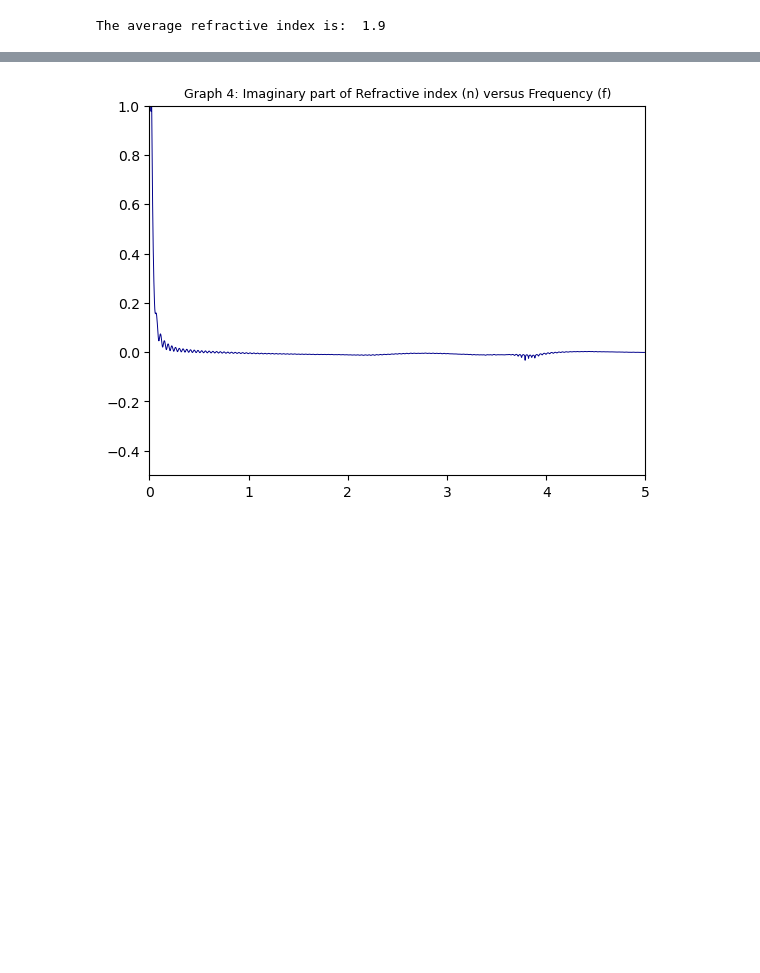
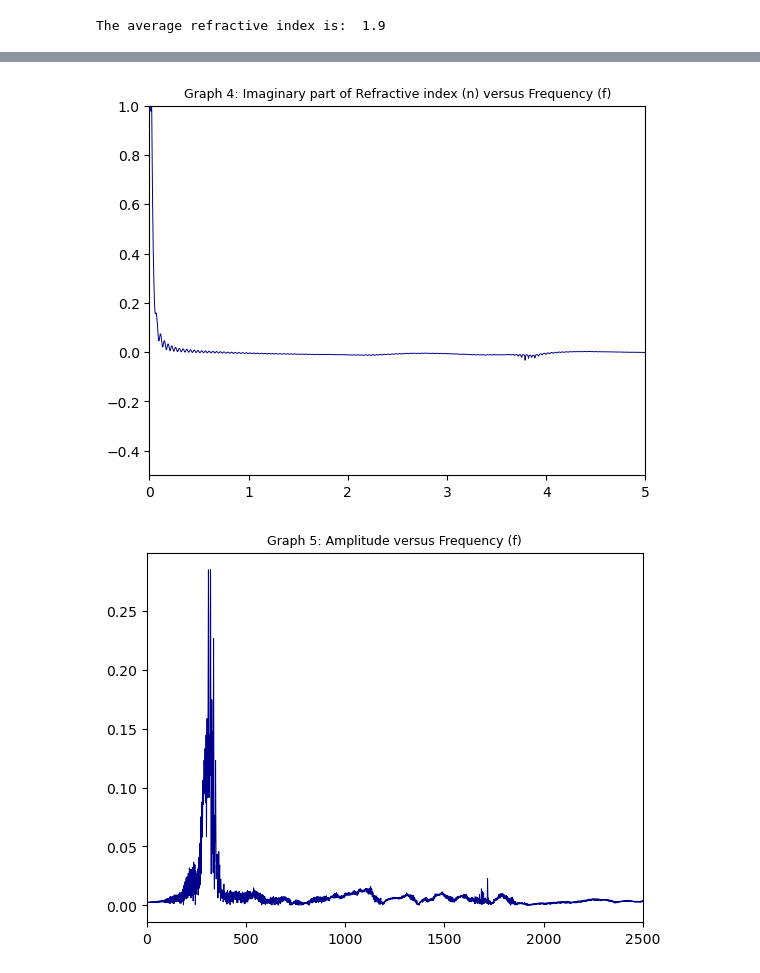
Before and after one commit to Loriginale2000/TerahertzProject, a Jupyter notebook: THzFinal.ipynb, the cells around one changed output, grey strips where cells are left out. Cells and saved outputs as stored; diff of their text form; code cells hidden in the pictures; blank space fills up the shorter version.

Commit message:
added a new part where i attempt to make the inverse fourier

```diff
--- a/THzFinal.ipynb
+++ b/THzFinal.ipynb
@@ -3,7 +3,7 @@ import numpy as np
 import matplotlib.pyplot as plt
 
 
-#INSERT DATA
+# INSERT DATA
 data1 = np.loadtxt("AmpTimeRef.txt",dtype=float)
 data2 = np.loadtxt("AmpTimeSample.txt",dtype=float)
 
@@ -100,9 +100,18 @@ n_ = np.array(n_)
 
 
 
-#PLOTTING
+# MAKING THE INVERSE FURIER TRANSFORM
 
-#AMPLITUDE VERSUS TIME
+ln_theoretical =(np.log((4 * n_0 * n_) / (n_0 + n_)**2) -(1j * 2 * np.pi * freq * d / c) * (n_ - n_0))
+amp_theoretical = np.exp(ln_theoretical)
+tamp_theoretical = np.fft.ifft((amp_theoretical), 16384)
+
+
+
+
+# PLOTTING
+
+# AMPLITUDE VERSUS TIME
 plt.xscale("linear")
 plt.yscale("linear")
 plt.xlabel("Time (psec)")
@@ -114,34 +123,43 @@ plt.legend([" Graph 0.1a:Amplitude versus Time", " Graph 0.1b:Amplitude versus T
 plt.xlim(xmax = 46, xmin = 0)
 plt.show()
 
-#THEORETICAL REFRACTIVE INDEX
+# THEORETICAL REFRACTIVE INDEX
 plt.plot( freq * 1e-12, n , color = "darkblue", linewidth = 0.7)
 plt.title("Graph 2: Refractive index (n) versus Frequency (f)", fontsize = 9)
 plt.xlabel("Frequency (THz)", fontsize = 11, loc = "right")
 plt.ylabel("Refractive index (unitless)", fontsize = 11)
 plt.xscale("linear")
 plt.yscale("linear")
 plt.xlim(xmax = 3, xmin = 0 )
 plt.ylim(ymax = 10, ymin = -2)
 plt.show()
 
 
-#REFRACTIVE INDEX REAL PART
+# REFRACTIVE INDEX REAL PART
 plt.title("Graph 3: Real part of Refractive index (n) versus Frequency (f)", fontsize = 9)
 plt.plot ( freq *1e-12 , np.real(n_), linewidth=0.7, color='darkblue')
 plt.xlim(xmax = 25, xmin = 0)
 plt.ylim(ymax = 5, ymin = -2)
 plt.show()
 
-#REFRACTIVE INDEX IMAGINARY PART
+# REFRACTIVE INDEX IMAGINARY PART
 plt.title("Graph 4: Imaginary part of Refractive index (n) versus Frequency (f)", fontsize = 9)
 plt.plot ( freq *1e-12 , np.imag(n_), linewidth=0.7, color='darkblue')
 plt.xlim(xmax = 5, xmin = 0)
 plt.ylim(ymax = 1, ymin = -0.5)
 plt.show()
+
+
+# AMPLITUDE VERSUS FREQUENCY THEORETICAL COMPUTATION
+plt.title("Graph 5: Amplitude versus Frequency (f)", fontsize = 9)
+plt.plot(  np.abs(tamp_theoretical), color = "darkblue", linewidth = 0.7)
+#plt.plot(t *1e12, ss, color = "maroon",  linewidth = 1)
+plt.xlim(xmax = 2500, xmin = 0)
+plt.show()
 # %% [output]
 The average refractive index is:  1.9
 [figure]
 [figure]
 [figure]
 [figure]
+[figure, added]
```
